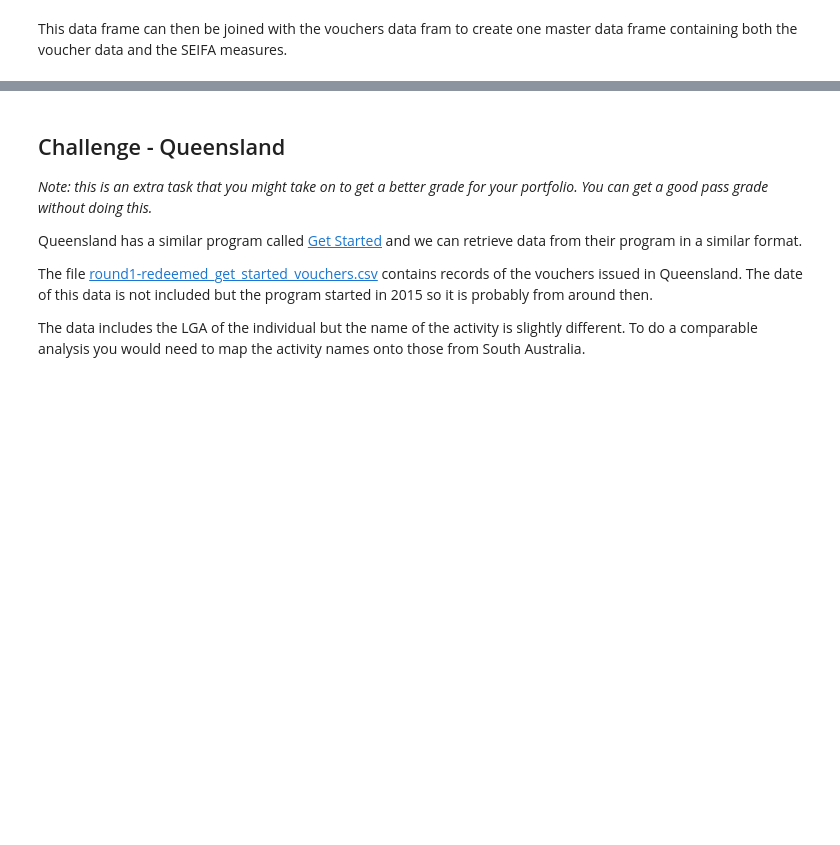
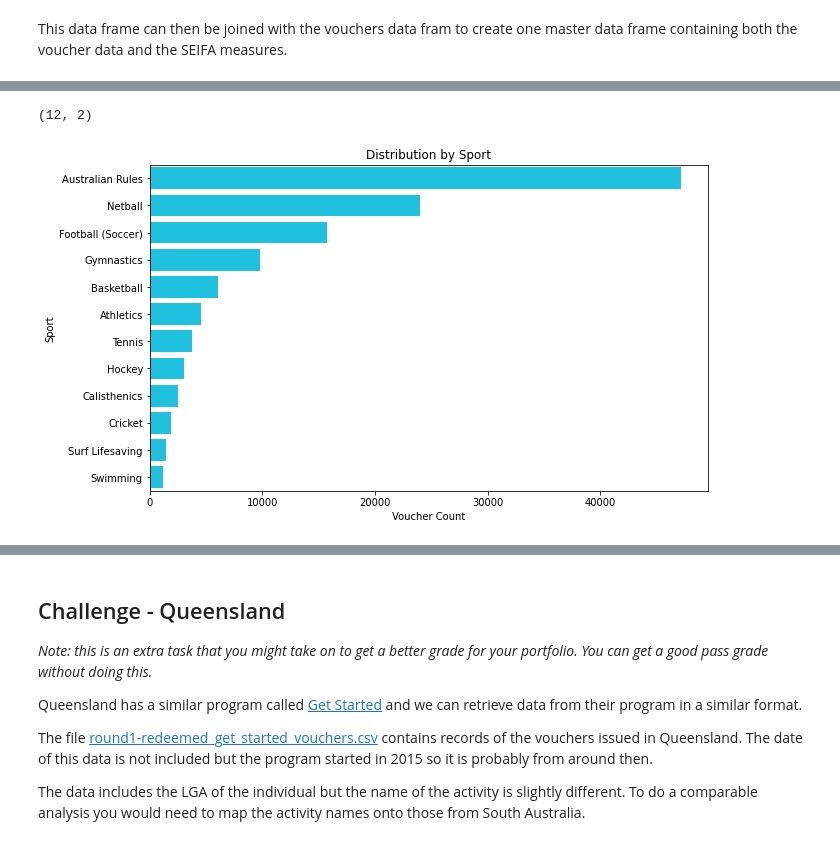
Before and after one commit to MQCOMP2200-S2-2021/data-science-portfolio-wenkangmq, a Jupyter notebook: Portfolio 2.ipynb, the cells around one changed output, grey strips where cells are left out. Cells and saved outputs as stored; diff of their text form; code cells hidden in the pictures; blank space fills up the shorter version.

```diff
--- a/Portfolio 2.ipynb
+++ b/Portfolio 2.ipynb
@@ -79,3 +89,25 @@ sa_vouchers_scores.head()
 | 2 | 1000004 | ABERFOYLE PARK | Not Registered Previously | Not ATSI | Not CALD | ... |
 | 3 | 1000004 | ABERFOYLE PARK | Registered Previously | Not ATSI | Not CALD | ... |
 | 4 | 1000005 | ABERFOYLE PARK | Registered Previously | Not ATSI | Not CALD | ... |
+# %%
+sa_vouchers_scores.columns = [
+    "ID",
+    "Suburb",
+    "Prev_Member",
+    "Aboriginal",
+    "No_English",
+    "Sex",
+    "Voucher_Value",
+    "Club_Name",
+    "Voucher_Sport",
+    "LGA",
+    "Electorate",
+    "Date",
+    "Year",
+    "IEO",
+    "IER",
+    "IRSAD",
+    "IRSD",
+    "Population",
+]
+sa_vouchers_scores.head()
@@ -81,0 +168,9 @@ sa_vouchers_scores.head()
+# %%
+# Distribution by Sport
+
+grouped_sport = sa_vouchers_scores.groupby(['Voucher_Sport'])['ID'].count()
+grouped_sport = grouped_sport.sort_values(ascending=False)
+grouped_sport = grouped_sport.to_frame()
+grouped_sport.reset_index(inplace=True)
+grouped_sport.columns=['Sport','Count']
+grouped_sport.head()
@@ -81,0 +184,13 @@ sa_vouchers_scores.head()
+# %%
+grouped_sport.drop(grouped_sport[(grouped_sport.Count<1000)].index,inplace=True)
+grouped_sport.shape
+# %% [output]
+(12, 2)
+# %%
+plt.figure(figsize=(10,6))
+sns.barplot(data=grouped_sport,y='Sport',x='Count',color='#00D5FF')
+plt.xlabel('Voucher Count')
+plt.title('Distribution by Sport')
+None
+# %% [output]
+[figure, added]
```
Also changed, not shown: parts of 16 cells of this notebook.
